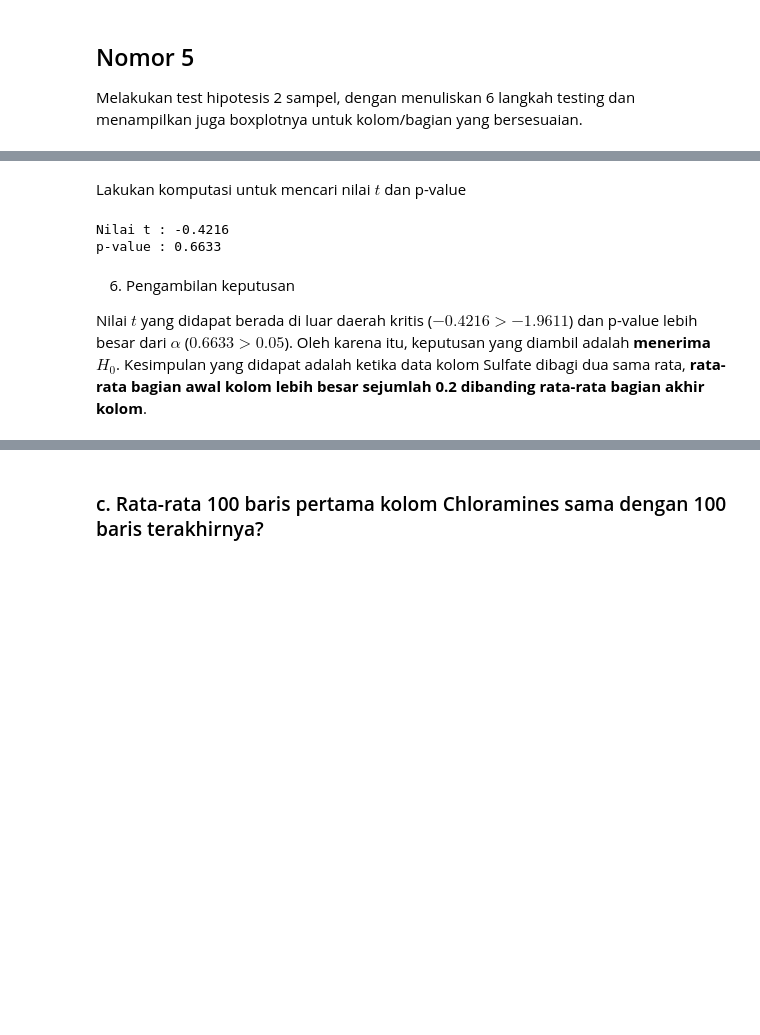
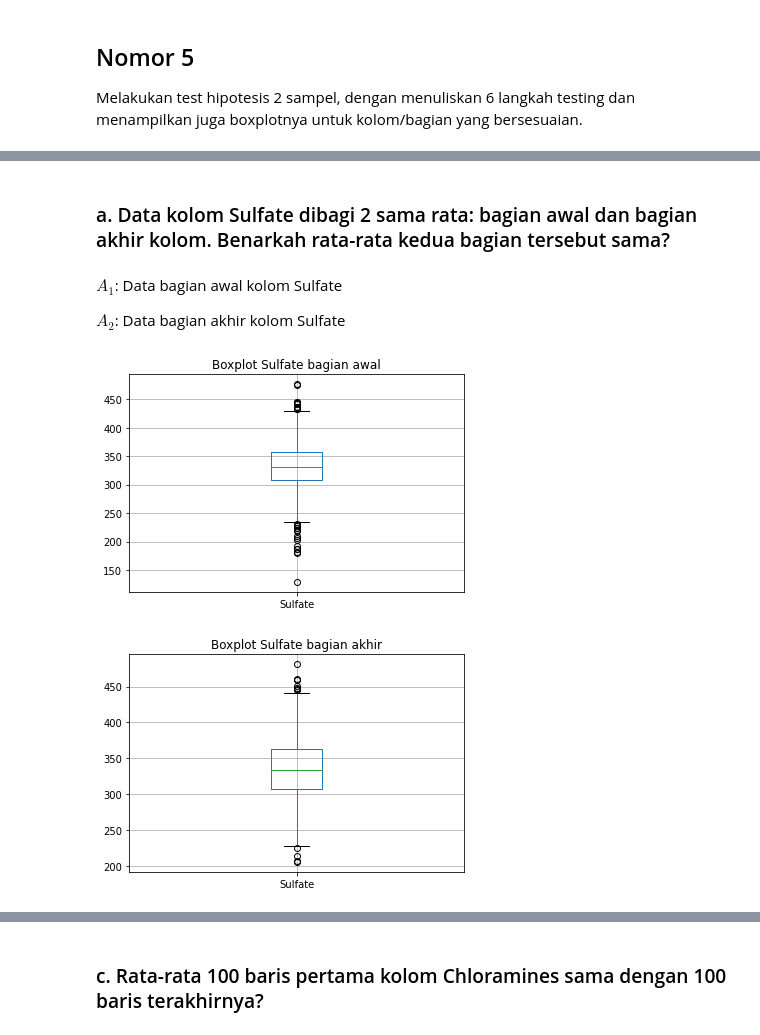
Before and after one commit to clauculus/probstat-analysis, a Jupyter notebook: K01-T1-IF2220-13520073.ipynb, the cells around one changed output, grey strips where cells are left out. Drawn from its saved outputs; the diff is of its cells as text; code cells hidden in the pictures; blank space fills up the shorter version.

```diff
--- a/K01-T1-IF2220-13520073.ipynb
+++ b/K01-T1-IF2220-13520073.ipynb
@@ -944,17 +737,18 @@ Variansi A2 : 10.880581782847479
-# %% [markdown]
-Lakukan komputasi untuk mencari nilai $t$ dan p-value
-# %%
-from math import sqrt
-from scipy.stats import t
-
-t_value = (x1 - x2)  / sqrt((s1**2/1005) + (s2**2/1005))
-p_value = 1 - t.cdf(t_value, 2008)
-print("Nilai t :", round(t_value, 4))
-print("p-value :", round(p_value, 4))
-# %% [output]
-Nilai t : -0.4216
-p-value : 0.6633
-# %% [markdown]
-6. Pengambilan keputusan
-
-Nilai $t$ yang didapat berada di luar daerah kritis ($-0.4216 > -1.9611$) dan p-value lebih besar dari $\alpha$ ($0.6633 > 0.05$). Oleh karena itu, keputusan yang diambil adalah **menerima $H_0$**. Kesimpulan yang didapat adalah ketika data kolom Sulfate dibagi dua sama rata, **rata-rata bagian awal kolom lebih besar sejumlah 0.2 dibanding rata-rata bagian akhir kolom**.
+# %% [markdown]
+### a. Data kolom Sulfate dibagi 2 sama rata: bagian awal dan bagian akhir kolom. Benarkah rata-rata kedua bagian tersebut sama?
+# %% [markdown]
+
+$A_1$: Data bagian awal kolom Sulfate
+
+$A_2$: Data bagian akhir kolom Sulfate
+# %%
+ax = df.loc[:1004].boxplot(["Sulfate"])
+ax.set_title("Boxplot Sulfate bagian awal")
+plt.show()
+
+bx = df.loc[1005:].boxplot(["Sulfate"])
+bx.set_title("Boxplot Sulfate bagian akhir")
+plt.show()
+# %% [output]
+[figure, added]
+[figure, added]
```
Also changed, not shown: parts of 38 cells of this notebook.
